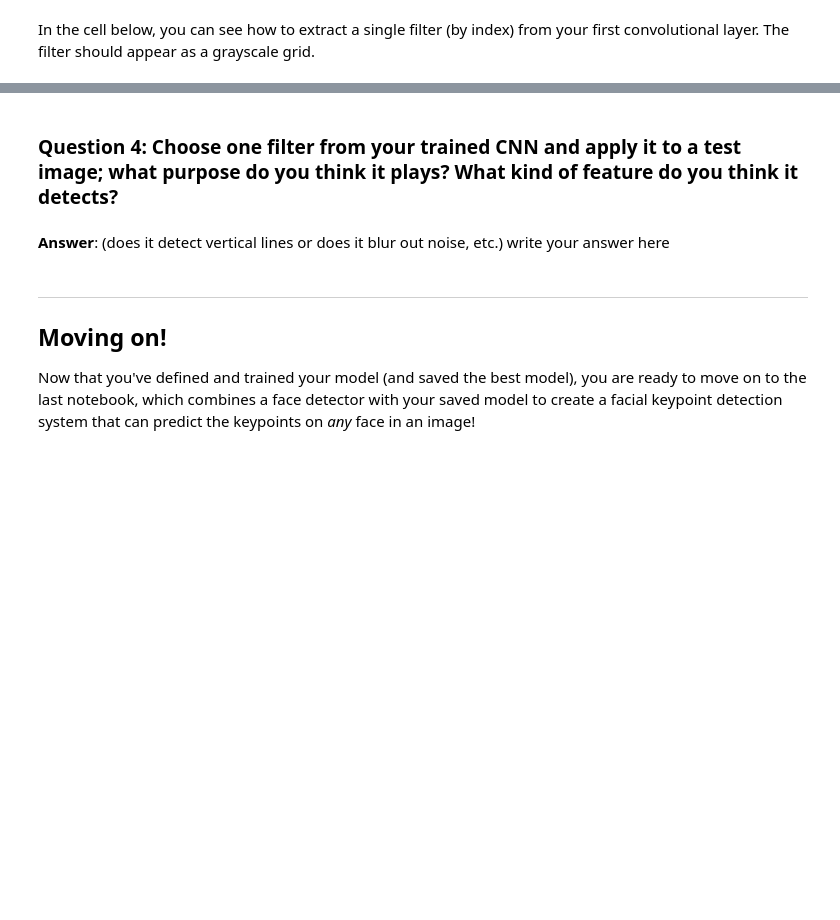
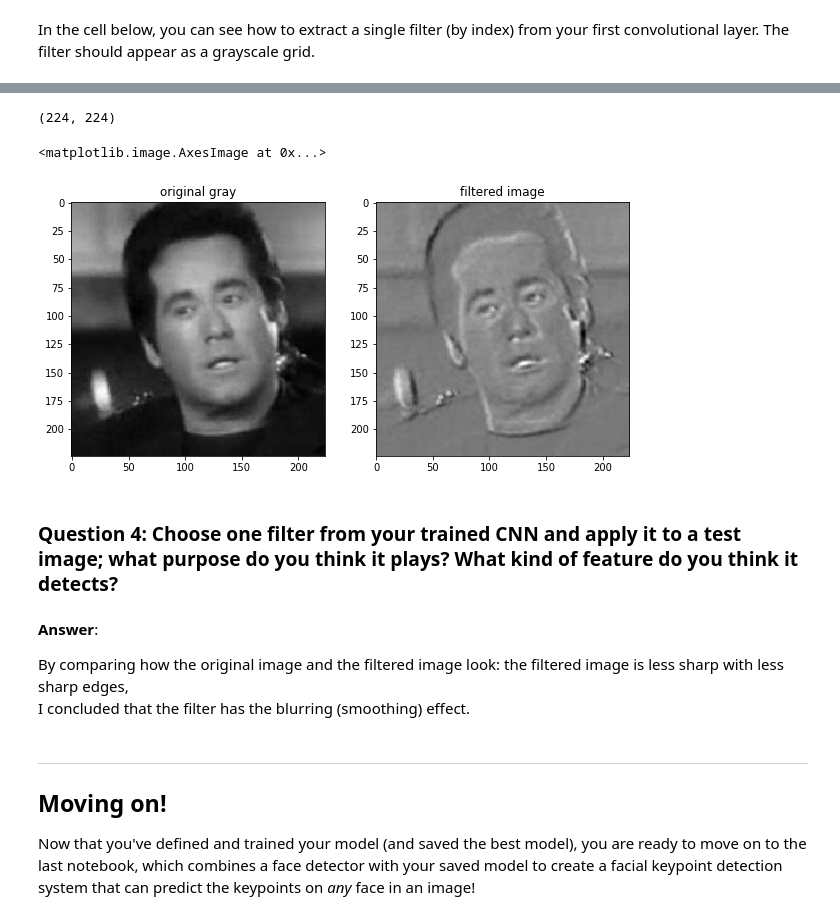
Before and after one commit to MarwaQabeel/Udacity-Computer-Vision-Nanodegree, a Jupyter notebook: Project 1- facial keypoint detection/2. Define the Network Architecture.ipynb, the cells around one changed output, grey strips where cells are left out. Saved outputs shown, nothing was run; the diff lists cells and outputs as text; code cells hidden in the pictures; blank space fills up the shorter version.

```diff
--- a/Project 1- facial keypoint detection/2. Define the Network Architecture.ipynb
+++ b/Project 1- facial keypoint detection/2. Define the Network Architecture.ipynb
@@ -475,7 +752,43 @@ Next, choose a test image and filter it with one of the convolutional kernels in
+# %%
+##TODO: load in and display any image from the transformed test dataset
+
+## TODO: Using cv's filter2D function,
+## apply a specific set of filter weights (like the one displayed above) to the test image
+
+import cv2
+#import numpy as np
+
+%matplotlib inline
+imgNo= 7
+myImage = np.squeeze(test_images[imgNo].data)
+myImage = myImage.numpy()
+print(myImage.shape)
+## TODO: Using cv's filter2D function,
+## apply a specific set of filter weights (like the one displayed above) to the test image
+myFilter=w[filter_index][0]
+filtered_image = cv2.filter2D(myImage, -1, myFilter)
+
+#plt.imshow(filtered_image, cmap='gray')
+
+
+f, (ax1, ax2) = plt.subplots(1, 2, figsize=(10,5))
+
+ax1.set_title('original gray')
+ax1.imshow(myImage, cmap='gray')
+
+ax2.set_title('filtered image')
+ax2.imshow(filtered_image, cmap='gray')
+# %% [output]
+(224, 224)
+<matplotlib.image.AxesImage at 0x...>
+[figure, added]
 # %% [markdown]
 ### Question 4: Choose one filter from your trained CNN and apply it to a test image; what purpose do you think it plays? What kind of feature do you think it detects?
-# %% [markdown]
-**Answer**: (does it detect vertical lines or does it blur out noise, etc.) write your answer here
+# %% [markdown]
+**Answer**:
+
+By comparing how the original image and the filtered image look: the filtered image is less sharp with less sharp edges,
+<br>I concluded that the filter has the blurring (smoothing) effect.
 # %% [markdown]
 ---
 ## Moving on!
```
Also changed, not shown: parts of 20 cells of this notebook, 2 other files.
